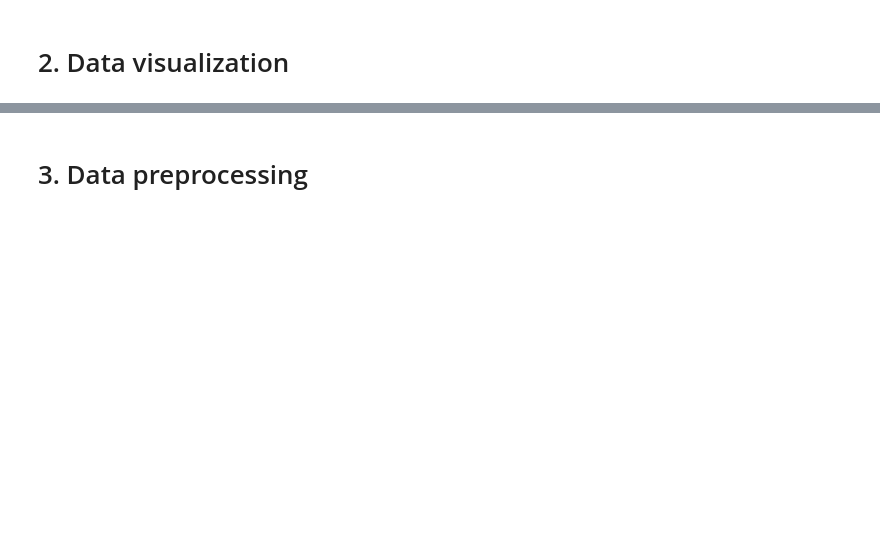
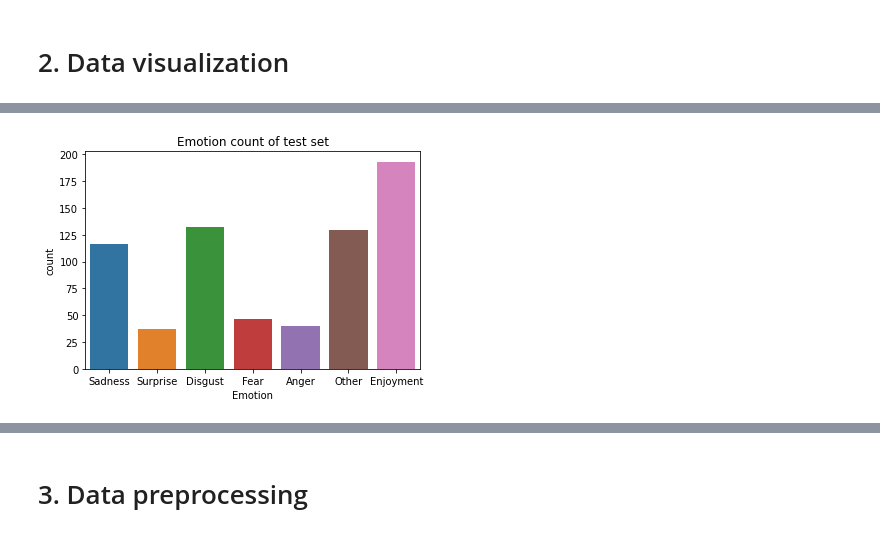
Before and after one commit to andydam452/Emotional-Reg-Youtube-comments, a Jupyter notebook: DM_final_1.ipynb, the cells around one changed output, grey strips where cells are left out. Cells and saved outputs as stored; diff of their text form; code cells hidden in the pictures; blank space fills up the shorter version.

```diff
--- a/DM_final_1.ipynb
+++ b/DM_final_1.ipynb
@@ -47,0 +53,6 @@ crawl_data.head()
+# %%
+sns.countplot(test_data['Emotion'])
+pyplot.title("Emotion count of test set")
+pyplot.show()
+# %% [output]
+[figure, added]
```
Also changed, not shown: parts of 13 cells of this notebook, 4 other files.
